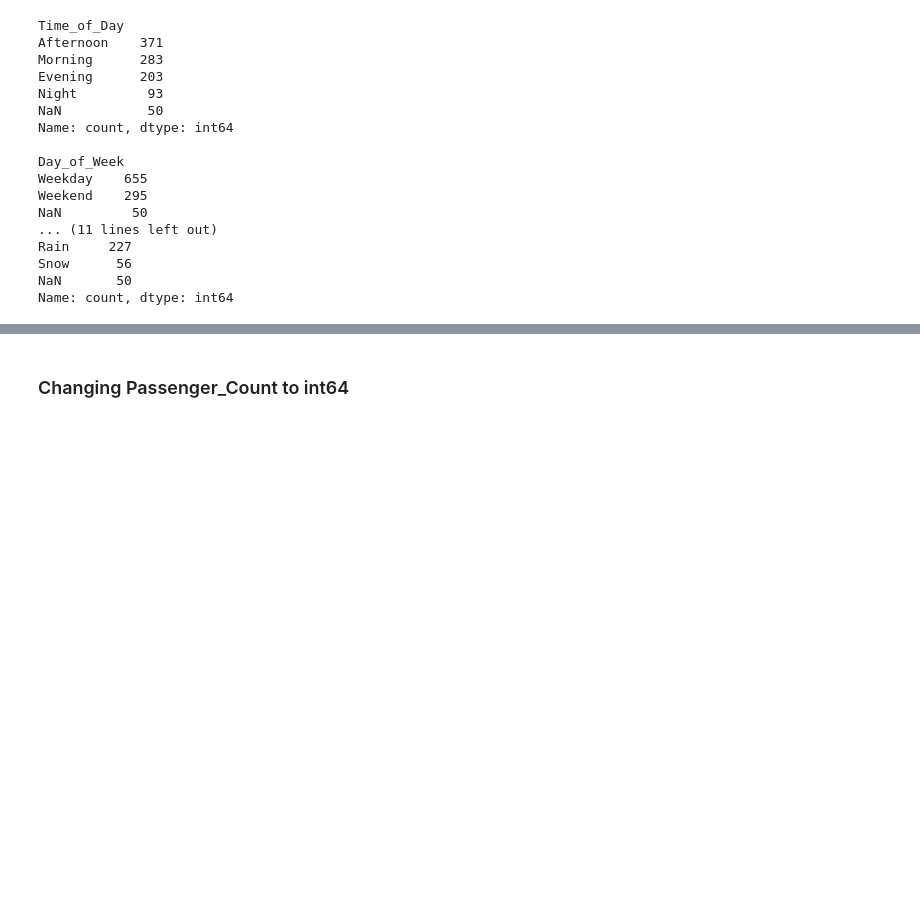
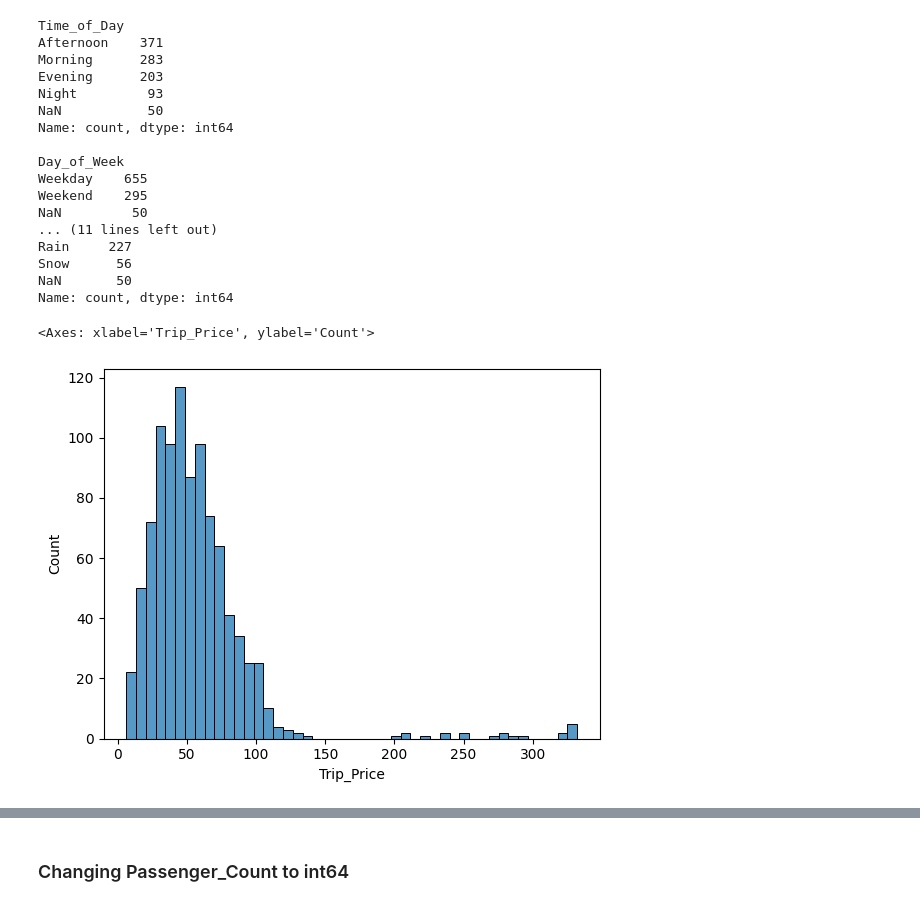
Before and after one commit to Josefin3647/taxi_prediction_fullstack_josefin, a Jupyter notebook: src/taxipred/model_development/eda.ipynb, the cells around one changed output, grey strips where cells are left out. Saved outputs shown, nothing was run; the diff lists cells and outputs as text; code cells hidden in the pictures; blank space fills up the shorter version.

Commit message:
EDA finished, cleaned_taxi_trip_pricing.csv made

```diff
--- a/src/taxipred/model_development/eda.ipynb
+++ b/src/taxipred/model_development/eda.ipynb
@@ -59,3 +72,8 @@ Rain     227
 Snow      56
 NaN       50
 Name: count, dtype: int64
+# %%
+sns.histplot(df["Trip_Price"])
+# %% [output]
+<Axes: xlabel='Trip_Price', ylabel='Count'>
+[figure, added]
```
Also changed, not shown: parts of 8 cells of this notebook, 3 other files.
